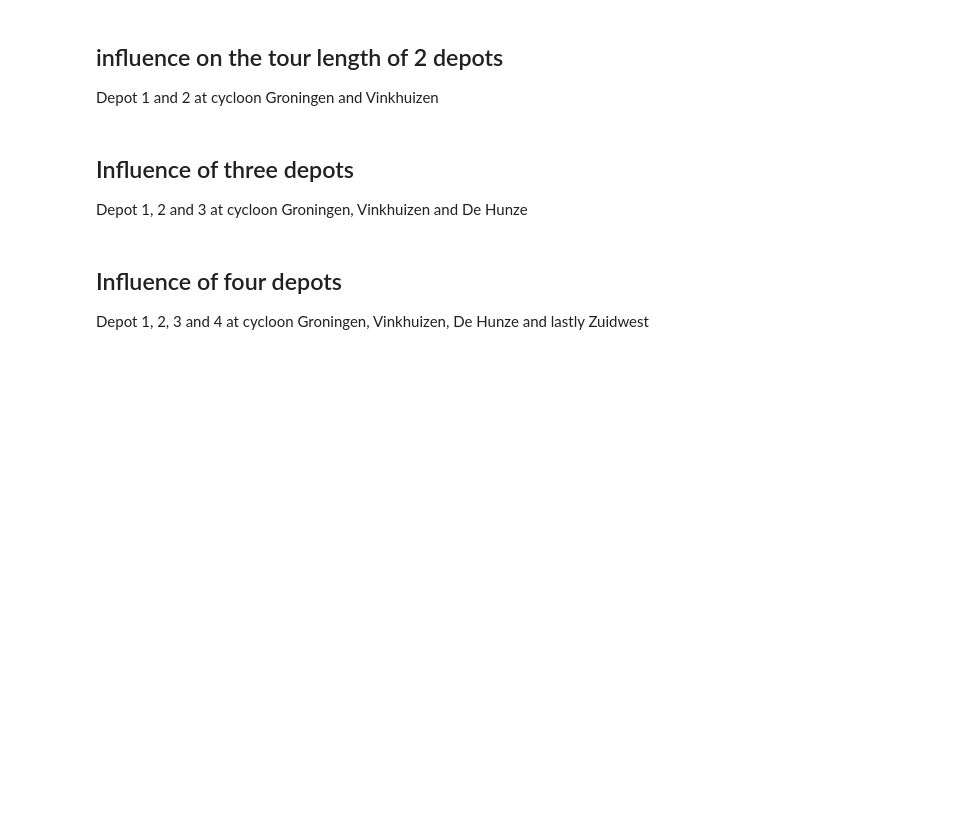
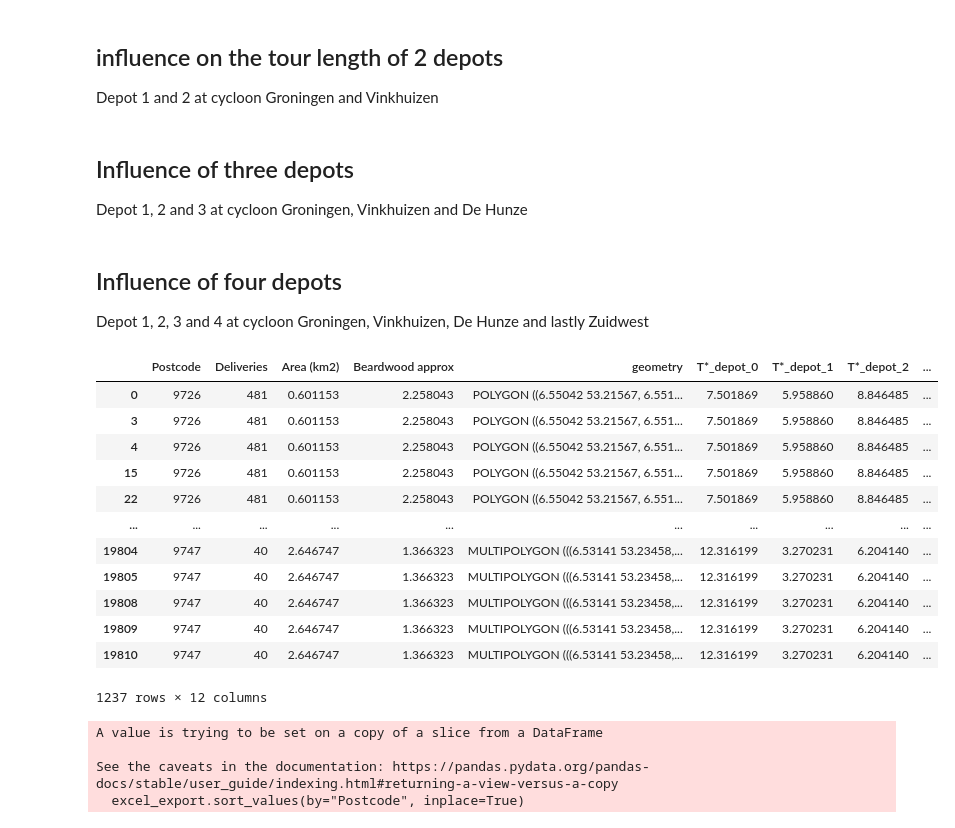
Before and after one commit to teletobbie/last-mile-cargo-bike-delivery, a Jupyter notebook: model.ipynb, the cells around one changed output. Cells and saved outputs as stored; diff of their text form; code cells hidden in the pictures; blank space fills up the shorter version.

```diff
--- a/model.ipynb
+++ b/model.ipynb
@@ -306,0 +305,25 @@ results.to_excel("results_groningen.xlsx")
+# %%
+results
+# %% [output]
+|  | Postcode | Deliveries | Area (km2) | Beardwood approx | geometry | T*_depot_0 | T*_depot_1 | T*_depot_2 | ... |
+| 0 | 9726 | 481 | 0.601153 | 2.258043 | POLYGON ((6.55042 53.21567, 6.551... | 7.501869 | 5.958860 | 8.846485 | ... |
+| 3 | 9726 | 481 | 0.601153 | 2.258043 | POLYGON ((6.55042 53.21567, 6.551... | 7.501869 | 5.958860 | 8.846485 | ... |
+| 4 | 9726 | 481 | 0.601153 | 2.258043 | POLYGON ((6.55042 53.21567, 6.551... | 7.501869 | 5.958860 | 8.846485 | ... |
+| 15 | 9726 | 481 | 0.601153 | 2.258043 | POLYGON ((6.55042 53.21567, 6.551... | 7.501869 | 5.958860 | 8.846485 | ... |
+| 22 | 9726 | 481 | 0.601153 | 2.258043 | POLYGON ((6.55042 53.21567, 6.551... | 7.501869 | 5.958860 | 8.846485 | ... |
+| ... | ... | ... | ... | ... | ... | ... | ... | ... | ... |
+| 19804 | 9747 | 40 | 2.646747 | 1.366323 | MULTIPOLYGON (((6.53141 53.23458,... | 12.316199 | 3.270231 | 6.204140 | ... |
+| 19805 | 9747 | 40 | 2.646747 | 1.366323 | MULTIPOLYGON (((6.53141 53.23458,... | 12.316199 | 3.270231 | 6.204140 | ... |
+| 19808 | 9747 | 40 | 2.646747 | 1.366323 | MULTIPOLYGON (((6.53141 53.23458,... | 12.316199 | 3.270231 | 6.204140 | ... |
+| 19809 | 9747 | 40 | 2.646747 | 1.366323 | MULTIPOLYGON (((6.53141 53.23458,... | 12.316199 | 3.270231 | 6.204140 | ... |
+| 19810 | 9747 | 40 | 2.646747 | 1.366323 | MULTIPOLYGON (((6.53141 53.23458,... | 12.316199 | 3.270231 | 6.204140 | ... |
+1237 rows × 12 columns
+# %%
+excel_export = results.drop_duplicates()
+excel_export.sort_values(by="Postcode", inplace=True)
+excel_export.to_excel("results_groningen.xlsx")
+# %% [output]
+A value is trying to be set on a copy of a slice from a DataFrame
+
+See the caveats in the documentation: https://pandas.pydata.org/pandas-docs/stable/user_guide/indexing.html#returning-a-view-versus-a-copy
+  excel_export.sort_values(by="Postcode", inplace=True)
```
Also changed, not shown: parts of 1 cell of this notebook, 3 other files.
